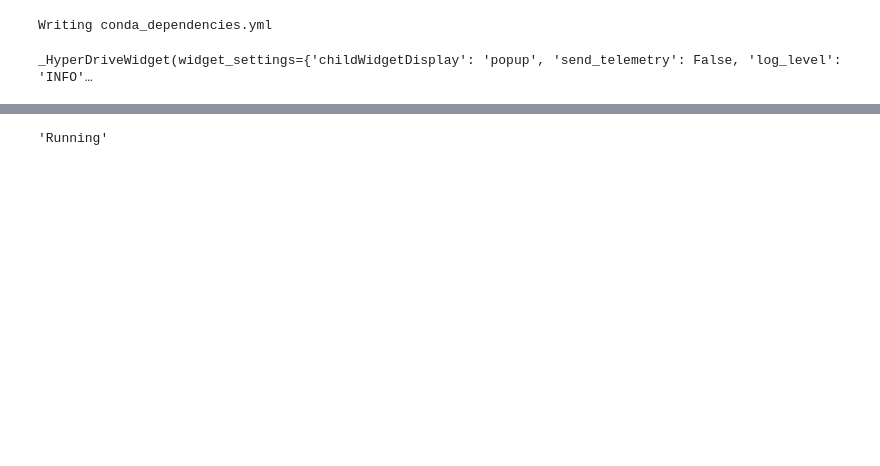
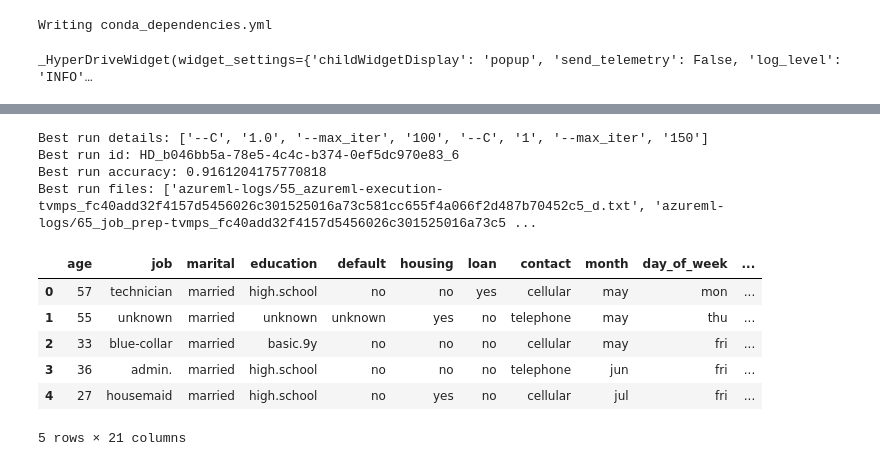
Before and after one commit to shbv/azure_ml, a Jupyter notebook: optimize_using_hyperdrive_automl/udacity-project.ipynb, the cells around one changed output, grey strips where cells are left out. Cells and saved outputs as stored; diff of their text form; code cells hidden in the pictures; blank space fills up the shorter version.

Commit message:
hyperdrive code update - working

```diff
--- a/optimize_using_hyperdrive_automl/udacity-project.ipynb
+++ b/optimize_using_hyperdrive_automl/udacity-project.ipynb
@@ -132,9 +156,5 @@ hyperdrive_run.wait_for_completion(show_output=True)
 # %%
 assert(hyperdrive_run.get_status() == "Completed")
-# %%
-hyperdrive_run.get_status()
-# %% [output]
-'Running'
 # %%
 import joblib
 # Get your best run and save the model from that run.
@@ -142,6 +162,12 @@ import joblib
 ### YOUR CODE HERE ###
 best_run = hyperdrive_run.get_best_run_by_primary_metric()
 best_run_metrics = best_run.get_metrics()
-print(best_run.get_details()['runDefinition']['arguments'])
+print("Best run details:", best_run.get_details()['runDefinition']['arguments'])
 print("Best run id:", best_run.id)
-print("Best run accuracy:", best_run_metrics['accuracy'])
+print("Best run accuracy:", best_run_metrics['Accuracy'])
+print("Best run files:", best_run.get_file_names())
+# %% [output]
+Best run details: ['--C', '1.0', '--max_iter', '100', '--C', '1', '--max_iter', '150']
+Best run id: HD_b046bb5a-78e5-4c4c-b374-0ef5dc970e83_6
+Best run accuracy: 0.9161204175770818
+Best run files: ['azureml-logs/55_azureml-execution-tvmps_fc40add32f4157d5456026c301525016a73c581cc655f4a066f2d487b70452c5_d.txt', 'azureml-logs/65_job_prep-tvmps_fc40add32f4157d5456026c301525016a73c5 ...
@@ -157,6 +181,20 @@ from azureml.data.dataset_factory import TabularDatasetFactory
 # "https://automlsamplenotebookdata.blob.core.windows.net/automl-sample-notebook-data/bankmarketing_train.csv"
 
 ### YOUR CODE HERE ###
+from azureml.core.dataset import Dataset
+data_file = "https://automlsamplenotebookdata.blob.core.windows.net/automl-sample-notebook-data/bankmarketing_train.csv"
+ds = Dataset.Tabular.from_delimited_files(data_file)
+# %%
+df = ds.to_pandas_dataframe()
+df.head()
+# %% [output]
+|  | age | job | marital | education | default | housing | loan | contact | month | day_of_week | ... |
+| 0 | 57 | technician | married | high.school | no | no | yes | cellular | may | mon | ... |
+| 1 | 55 | unknown | married | unknown | unknown | yes | no | telephone | may | thu | ... |
+| 2 | 33 | blue-collar | married | basic.9y | no | no | no | cellular | may | fri | ... |
+| 3 | 36 | admin. | married | high.school | no | no | no | telephone | jun | fri | ... |
+| 4 | 27 | housemaid | married | high.school | no | yes | no | cellular | jul | fri | ... |
+5 rows × 21 columns
 # %%
 from train import clean_data
 
```
Also changed, not shown: parts of 13 cells of this notebook, 1 other file.
